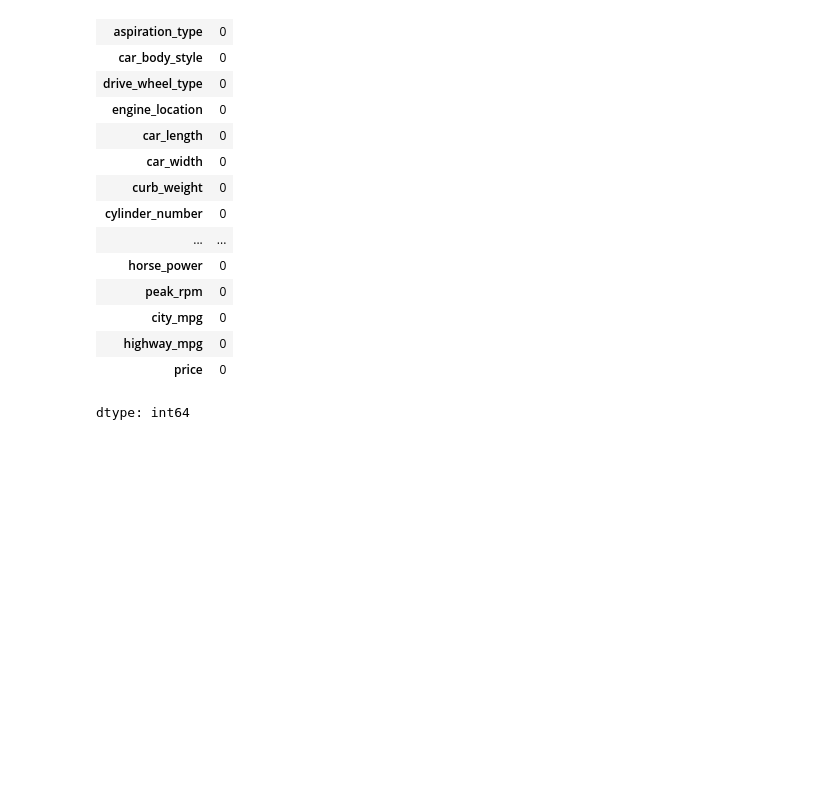
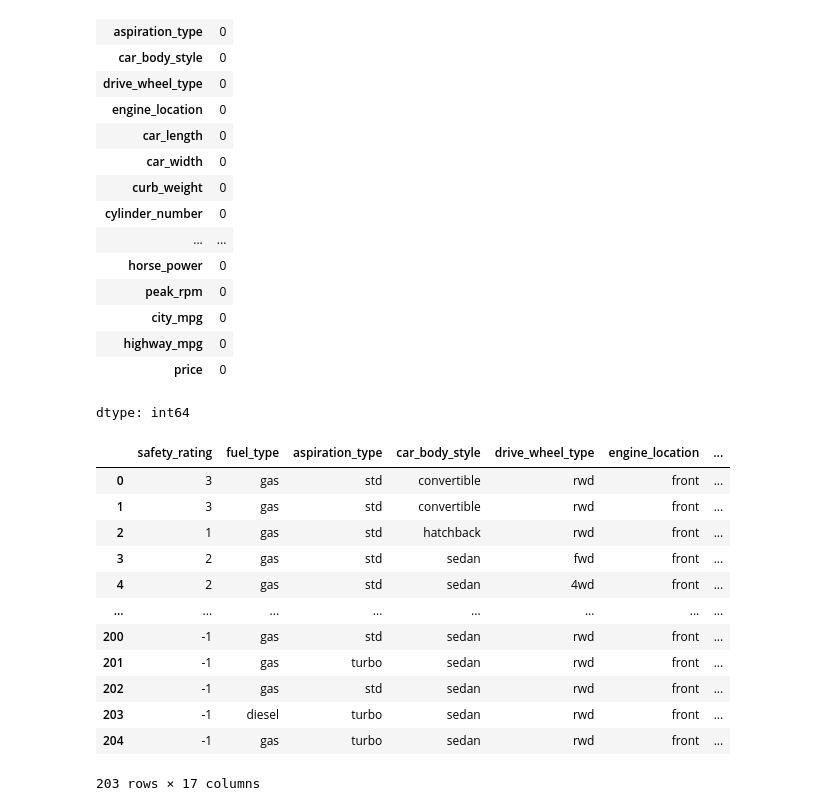
Before and after one commit to juma-paul/deep_learning, a Jupyter notebook: LinearRegressionAsASingleNeuronNN.ipynb, the cells around one changed output. Drawn from its saved outputs; the diff is of its cells as text; code cells hidden in the pictures; blank space fills up the shorter version.

Commit message:
Split data into training and test sets and extracted numeric and categorical data from the training data

```diff
--- a/LinearRegressionAsASingleNeuronNN.ipynb
+++ b/LinearRegressionAsASingleNeuronNN.ipynb
@@ -377,3 +359,22 @@ data.isnull().sum()
 | highway_mpg | 0 |
 | price | 0 |
 dtype: int64
+# %%
+X = data.drop('price', axis=1)
+y = data['price']
+# %%
+X
+# %% [output]
+|  | safety_rating | fuel_type | aspiration_type | car_body_style | drive_wheel_type | engine_location | ... |
+| 0 | 3 | gas | std | convertible | rwd | front | ... |
+| 1 | 3 | gas | std | convertible | rwd | front | ... |
+| 2 | 1 | gas | std | hatchback | rwd | front | ... |
+| 3 | 2 | gas | std | sedan | fwd | front | ... |
+| 4 | 2 | gas | std | sedan | 4wd | front | ... |
+| ... | ... | ... | ... | ... | ... | ... | ... |
+| 200 | -1 | gas | std | sedan | rwd | front | ... |
+| 201 | -1 | gas | turbo | sedan | rwd | front | ... |
+| 202 | -1 | gas | std | sedan | rwd | front | ... |
+| 203 | -1 | diesel | turbo | sedan | rwd | front | ... |
+| 204 | -1 | gas | turbo | sedan | rwd | front | ... |
+203 rows × 17 columns
```
Also changed, not shown: parts of 5 cells of this notebook.
